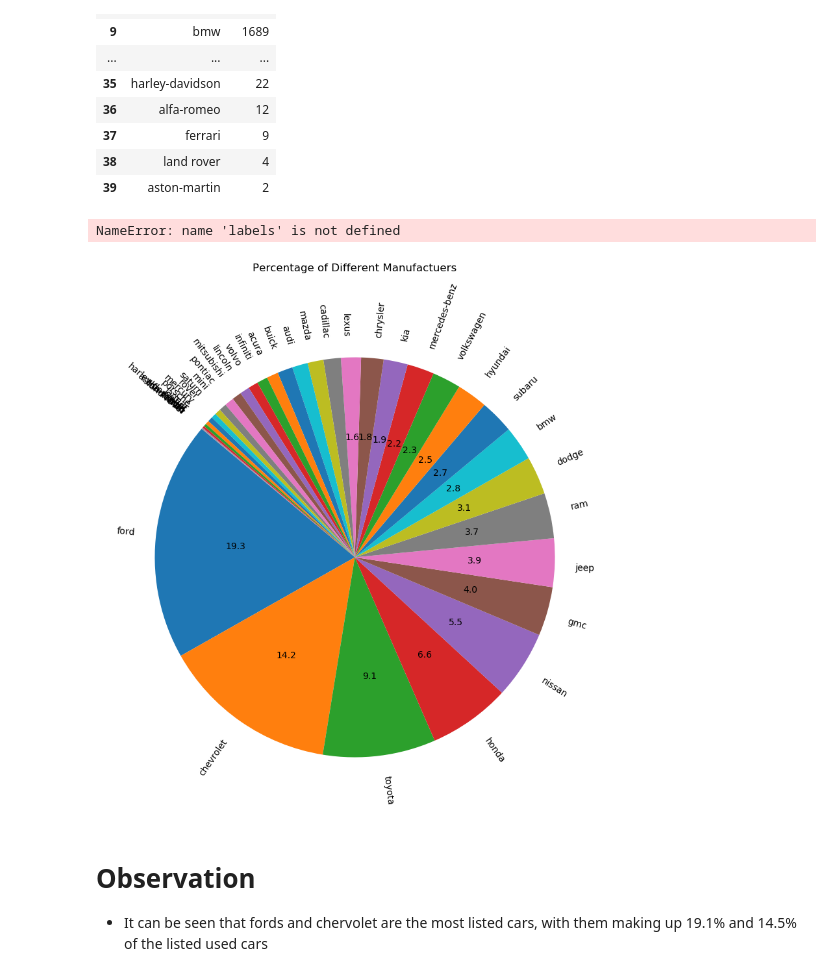
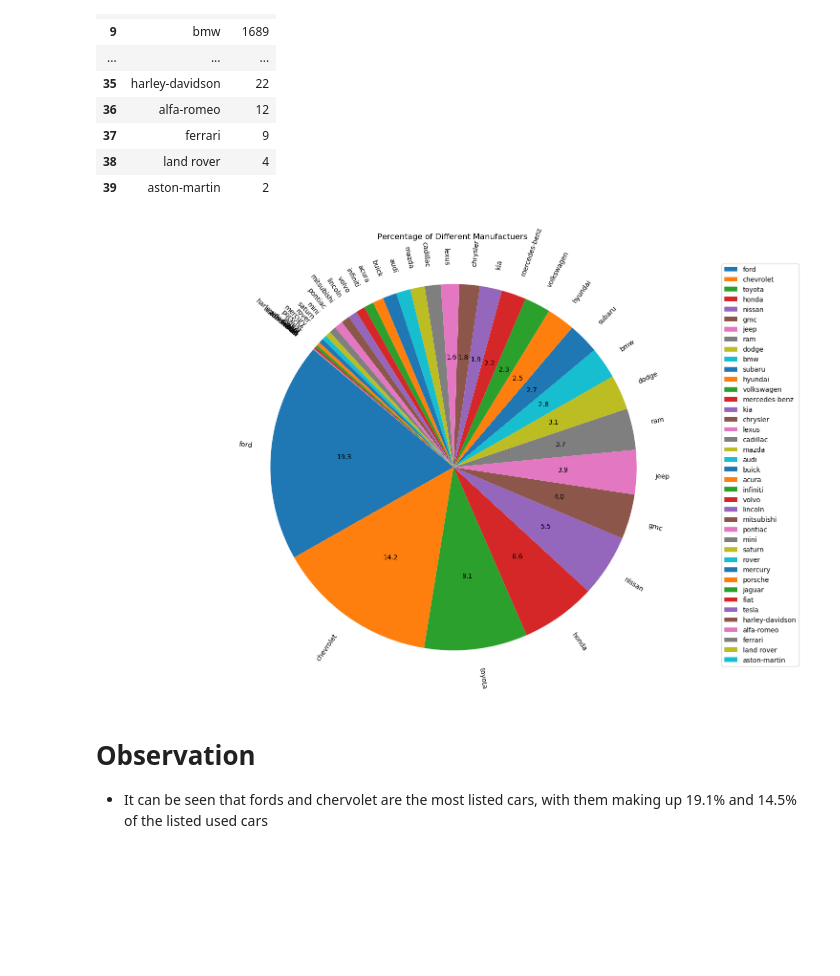
Before and after one commit to Tim-U-12/bootcamp_project_one, a Jupyter notebook: code/Tim_main.ipynb, the cells around one changed output. Drawn from its saved outputs; the diff is of its cells as text; code cells hidden in the pictures; blank space fills up the shorter version.

```diff
--- a/code/Tim_main.ipynb
+++ b/code/Tim_main.ipynb
@@ -73,17 +73,18 @@ num_cars.rename("count").reset_index()
 # %%
 num_cars.plot(kind="pie", rotatelabels=18, figsize=(15,10), autopct=lambda p: format(p, ".1f") if p > 1.5 else None,
              shadow = False, startangle = 140, textprops={'fontsize': 10})
+
+labels = num_cars.index.values
 
 plt.title("Percentage of Different Manufactuers", pad = 40)
 plt.ylabel("")
 
 plt.legend(labels, loc = "lower right")
 
 plt.axis("equal")
 plt.tight_layout()
 # %% [output]
-NameError: name 'labels' is not defined
-[figure, old version]
+[figure, new version]
 # %% [markdown]
 # Observation
 * It can be seen that fords and chervolet are the most listed cars, with them making up 19.1% and 14.5% of the listed used cars
```
Also changed, not shown: parts of 6 cells of this notebook.
